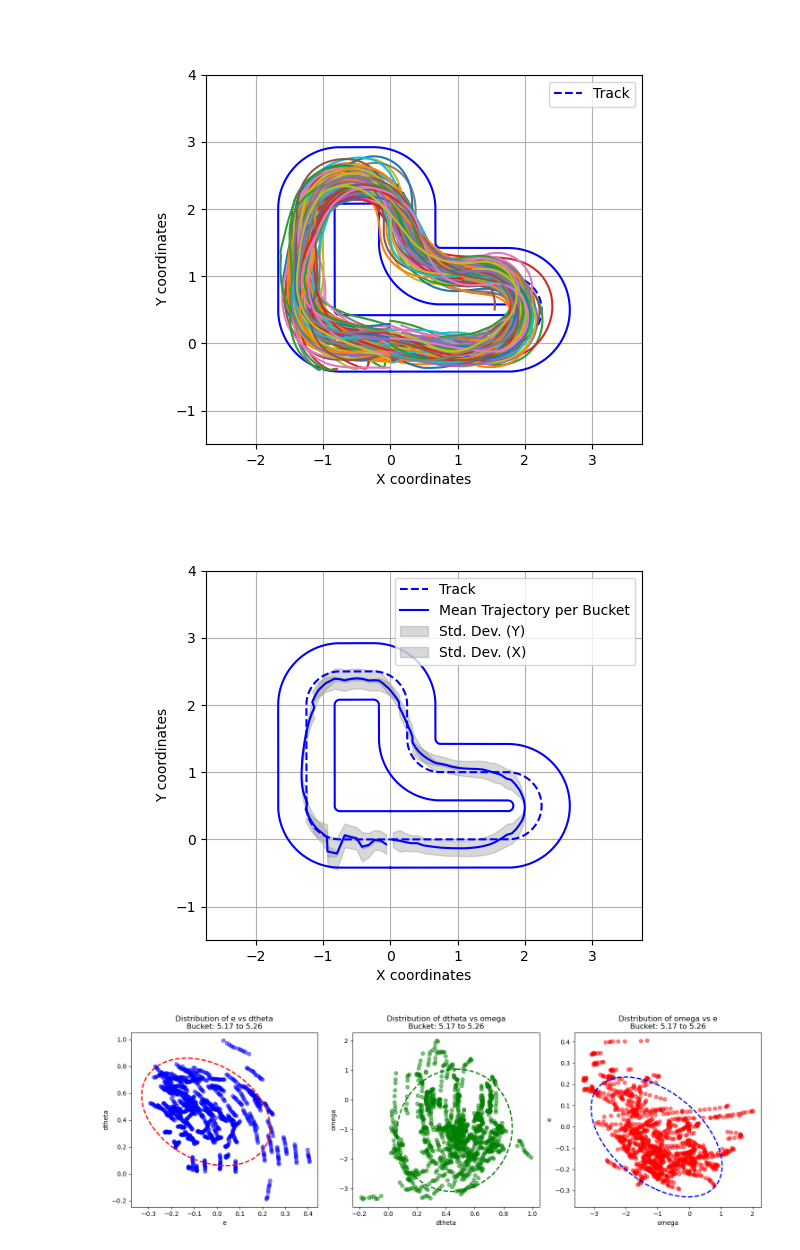
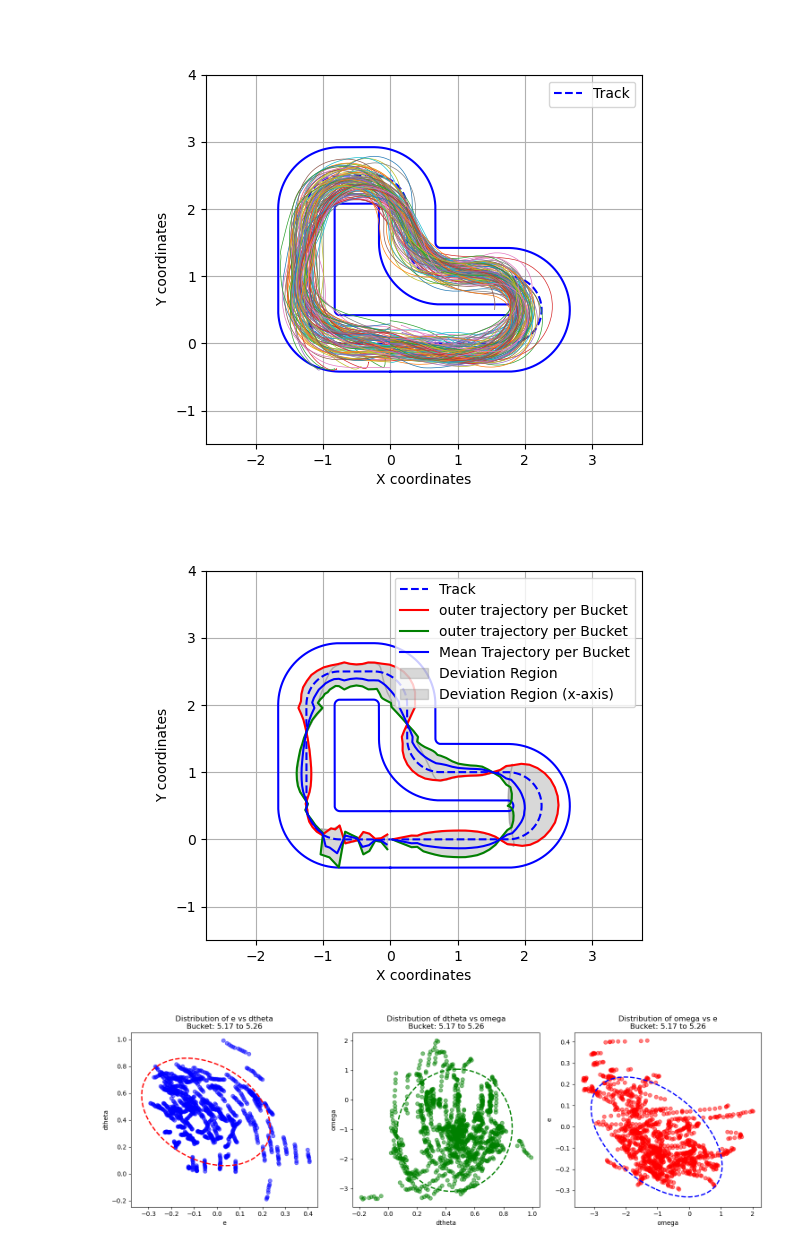
Before and after one commit to freddiefreeloader1/Imitation-Learning-for-Driving-Control, a Jupyter notebook: data_augmetation.ipynb, the cells around one changed output. Saved outputs shown, nothing was run; the diff lists cells and outputs as text; code cells hidden in the pictures.

Commit message:
mean std plot fixed

```diff
--- a/data_augmetation.ipynb
+++ b/data_augmetation.ipynb
@@ -26,7 +26,7 @@ fig, ax = plt.subplots()
 plot_track(fig, ax, track_shape_data)
 
 for traj in data:
-    plt.plot(data[traj]['x'], data[traj]['y'])
+    plt.plot(data[traj]['x'], data[traj]['y'], linewidth = 0.5)
 #     data[traj]["omega"] = np.clip(data[traj]["omega"], -4, 4)
 
 # # # Save the DataFrame to Feather without modifying the original index
@@ -35,14 +35,14 @@ for traj in data:
 # # Save the DataFrame to Feather format
 # clipped_dataframe.to_feather('Obtained Model Data/all_trajectories_omega_clipped.feather')
 # %% [output]
-[figure, old version]
+[figure, new version]
 # %%
 def wrap_to_pi(angle):
     return (angle + np.pi) % (2 * np.pi) - np.pi
 
 n_buckets = 120  # Number of buckets to divide s into (0.0-0.1, 0.1-0.2, ..., 0.9-1.0)
 
-bucket_edges = np.linspace(0, 10.7, n_buckets + 1) # start and ends of buckets
+bucket_edges = np.linspace(0, 10.71, n_buckets + 1) # start and ends of buckets
 
 # to concatenate the trajectories initialize the lists for all variables
 all_s = []
@@ -202,17 +202,43 @@ cov_matrices_dtheta_omega_flat = [cov_matrix.flatten() for cov_matrix in cov_mat
 fig, ax = plt.subplots()
 plot_track(fig, ax, track_shape_data)
 
+x_upper = []
+x_lower = []
+y_upper = []
+y_lower = []
+
+for i in range(n_buckets):
+
+    s = bucket_centers[i]
+
+    idx = np.argmin(np.abs(track_shape_data["track"]["arcLength"] - s))
+
+    theta = track_shape_data["track"]["tangentAngle"][idx]
+
+    normal_vector = np.array([-np.sin(theta), np.cos(theta)])
+
+    lateral_std = std_e_per_bucket[i]
+
+    displacement = normal_vector * lateral_std
+
+    x_mean = track_shape_data["track"]["xCoords"][idx] - track_shape_data["track"]["x_init"]
+    y_mean = track_shape_data["track"]["yCoords"][idx] - track_shape_data["track"]["y_init"]
+
+    x_upper.append(x_mean + 2*displacement[0])
+    y_upper.append(y_mean + 2*displacement[1])
+    x_lower.append(x_mean - displacement[0])
+    y_lower.append(y_mean - displacement[1])
+
+ax.plot(x_lower, y_lower, color='red', label='outer trajectory per Bucket')
+ax.plot(x_upper, y_upper, color='green', label='outer trajectory per Bucket')
+
+
 ax.plot(mean_x_per_bucket, mean_y_per_bucket, color='blue', label='Mean Trajectory per Bucket')
 
-ax.fill_between(mean_x_per_bucket,
-                mean_y_per_bucket - std_y_per_bucket,
-                mean_y_per_bucket + std_y_per_bucket,
-                color='gray', alpha=0.3, label='Std. Dev. (Y)')
+ax.fill_betweenx(y_lower, x_lower, x_upper, color='gray', alpha=0.3, label='Deviation Region')
+ax.fill_between(x_upper, y_upper, y_lower, color='gray', alpha=0.3, label='Deviation Region (x-axis)')
 
-ax.fill_between(mean_x_per_bucket,
-                mean_y_per_bucket - std_x_per_bucket,
-                mean_y_per_bucket + std_x_per_bucket,
-                color='gray', alpha=0.3, label='Std. Dev. (X)', where=mean_x_per_bucket < mean_y_per_bucket)
+
 ax.legend()
 plt.show()
 
@@ -254,34 +280,34 @@ mean_traj = {
     "omega":mean_omega_per_bucket
 }
 
 mean_traj_df = pd.DataFrame(mean_traj)
 
 # mean_traj_df.to_feather('mean_trajectory.feather')
 
 
 outer_traj = {
     's': bucket_centers,
     'x': mean_x_per_bucket + std_x_per_bucket,
     'y': mean_y_per_bucket + std_y_per_bucket,
     'dtheta': mean_dtheta_per_bucket + std_dtheta_per_bucket,
     'vx': mean_vx_per_bucket + std_vx_per_bucket,
     'vy': mean_vy_per_bucket + std_vy_per_bucket,
     'e': mean_e_per_bucket + std_e_per_bucket,
     "omega": mean_omega_per_bucket + std_omega_per_bucket
 }
 
 inner_traj = {
     's': bucket_centers,
     'x': mean_x_per_bucket - std_x_per_bucket,
     'y': mean_y_per_bucket - std_y_per_bucket,
     'dtheta': mean_dtheta_per_bucket - std_dtheta_per_bucket,
     'vx': mean_vx_per_bucket - std_vx_per_bucket,
     'vy': mean_vy_per_bucket - std_vy_per_bucket,
     'e': mean_e_per_bucket - std_e_per_bucket,
     "omega": mean_omega_per_bucket - std_omega_per_bucket
 }
 # %% [output]
-[figure, old version]
+[figure, new version]
 # %%
 from matplotlib.patches import Ellipse
 
```
Also changed, not shown: 6 other files.
